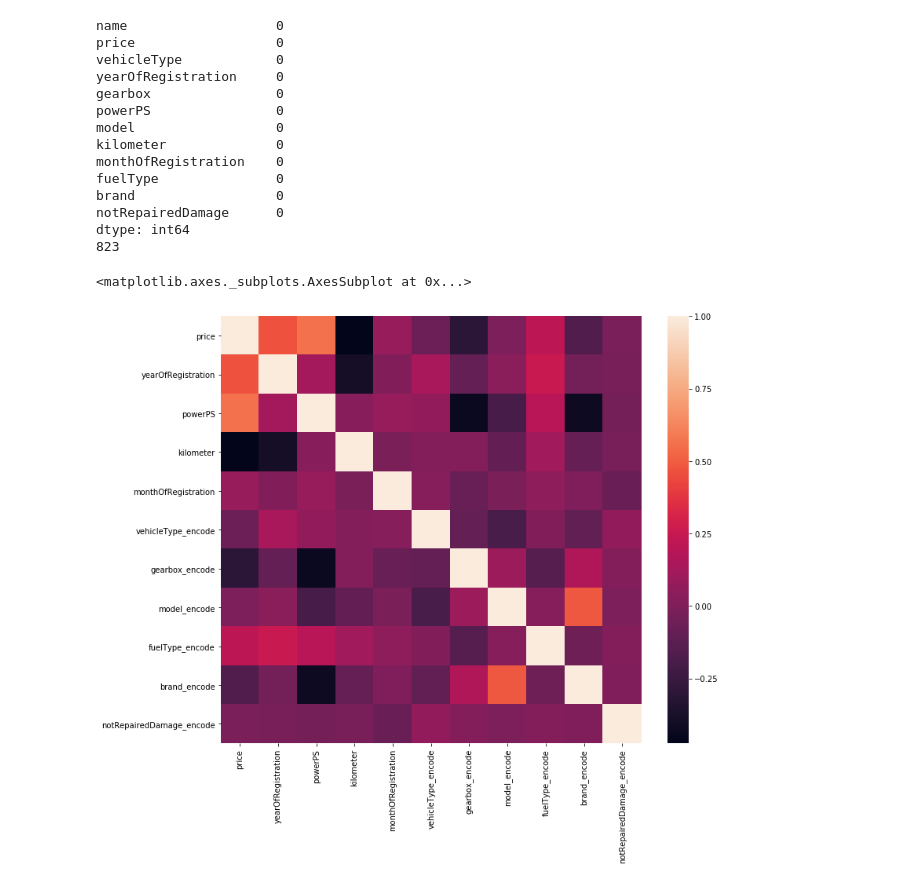
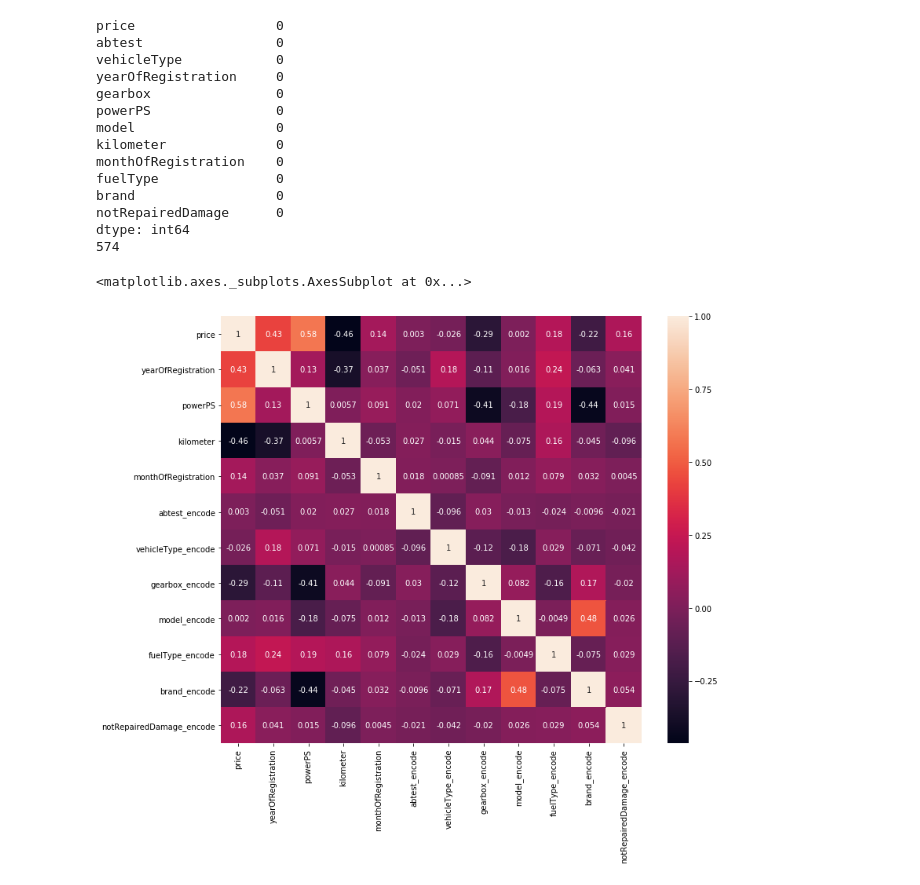
Before and after one commit to KimDoubleB/DS_Tutorials, a Jupyter notebook: Regression_Used_Car.ipynb, the cells around one changed output. Saved outputs shown, nothing was run; the diff lists cells and outputs as text; code cells hidden in the pictures.

```diff
--- a/Regression_Used_Car.ipynb
+++ b/Regression_Used_Car.ipynb
@@ -14,11 +14,12 @@ import seaborn as sns
 
 # read data from csv file
 df = pd.read_csv('autos.csv', sep=',', header=0, encoding='cp1252')
-df = df.head(1000)
+df = df.head(700)
 
 # Check data information
 df.info()
 
+
 # Check data statistics
 df.describe()
 # %% [output]
@@ -52,11 +88,14 @@ memory usage: 156.3+ KB
 
 # Restructuring -> Vertical Decomposition
 # drop low impact data on price
-df.drop(['seller', 'offerType', 'abtest', 'dateCrawled', 'nrOfPictures', 'lastSeen', 'postalCode', 'dateCreated'], axis='columns', inplace=True)
+# 1. 데이터가 대부분 하나의 값으로 수렴하는 경우 (seller, offerType, nrOfPictures)
+# 2. 목표인 가격을 예측하는 것과 생관없는 경우 (dateCrawled, lastSeen, dateCreated)
+# 3. 각기 다 다른 값을 가지는 경우 (name, postalCode)
+df.drop(['seller', 'offerType', 'nrOfPictures', 'dateCrawled', 'lastSeen', 'dateCreated', 'postalCode', 'name'], axis='columns', inplace=True)
 
 
 # Remove unusable data(redundant data)
-df = df.drop_duplicates(['name','price','vehicleType','yearOfRegistration'
+df = df.drop_duplicates(['price','vehicleType','yearOfRegistration'
                          ,'gearbox','powerPS','model','kilometer','monthOfRegistration','fuelType'
                          ,'notRepairedDamage'])
 
@@ -68,4 +107,10 @@ print(category_feature)
 for col in category_feature:
     sns.countplot(x = col, data = df)
     plt.show()
+
+'''
+카테고리 데이터들의 히스토그램을 볼 수 있었다.
+gearbox와 notRepairedDamage의 경우, 값이 한쪽으로 많이 쏠려있었다.
+fuelType의 경우에도 다른 값에 비해 너무 적은 데이터들이 존재했다.
+'''
 # %% [output]
@@ -81,23 +128,30 @@ for col in category_feature:
 numerical_feature = [col for col in df.columns if df[col].dtypes == 'int64']
 print(numerical_feature)
 
-def dist_box(feature_list):
+def dist_box(df, feature_list):
     for col in feature_list:
         sns.distplot(df.loc[df[col].notnull(), col])
         plt.title(col)
         plt.show()
         df[col].plot(kind='box', color='red')
         plt.show()
+# 수 데이터들의 분포와 box plot을 볼 수 있다.
 
-dist_box(numerical_feature)
+dist_box(df, numerical_feature)
+'''
+- price, yearOfRegistration 데이터 분포가 skewed한 형태를 띈다. (분포가 몰려있다)
+- 모든 feature의 데이터들에서 조금씩의 outlier들이 존재한다.
 
+'''
+# 앞을 통해 본 데이터들로 Wrong data, Outlier를 제거한다.
 # Remove the outliers and wrong data
 df = df[
         (df.yearOfRegistration <= 2019)
-      & (df.yearOfRegistration >= 1970)
-      & (df.price >= 100)
-      & (df.price <= 80000)
-      & (df.powerPS >= 10)
-      & (df.powerPS <= 400)]
+    & (df.yearOfRegistration >= 1970)
+    & (df.price >= 100)
+    & (df.price <= 60000)
+    & (df.powerPS >= 10)
+    & (df.powerPS <= 400)
+    ]
 # %% [output]
 ['price', 'yearOfRegistration', 'powerPS', 'kilometer', 'monthOfRegistration']
@@ -130,15 +184,15 @@ for i in range(len(df['model'].unique())) :
     df["gearbox"].fillna(df.gearbox[df["model"]==df['model'].unique()[i]].value_counts().index[0], inplace=True)
 
 # null in 'notRepairedDamage' is one of the deciding factors for price prediction.
-# -> replace null with 'not-declared'
-df["notRepairedDamage"].fillna(value='not-declared', inplace=True)
+# -> replace null with 'nein' that means "NO" in English ==> mode value
+df["notRepairedDamage"].fillna(value='nein', inplace=True)
 
 # Check the misting data is processed.
 print(df.isnull().sum())
 print(len(df))
 # %% [output]
-name                   0
 price                  0
+abtest                 0
 vehicleType            0
 yearOfRegistration     0
 gearbox                0
@@ -150,7 +204,7 @@ fuelType               0
 brand                  0
 notRepairedDamage      0
 dtype: int64
-823
+574
 # %%
 # columns that value is string
 les = {}
@@ -174,14 +228,15 @@ df = df[ ['price'
 # %%
 
 # correlation
 # calculate the correlation matrix
 corr = df.corr()
 # adjust matrix size to (12, 10)
 plt.subplots( figsize =( 12 , 10 ) )
 # plot the correlation heatmap
 sns.heatmap(corr,
+        annot=True,
         xticklabels=corr.columns,
         yticklabels=corr.columns)
 # %% [output]
 <matplotlib.axes._subplots.AxesSubplot at 0x...>
-[figure, old version]
+[figure, new version]
```
Also changed, not shown: parts of 9 cells of this notebook.
